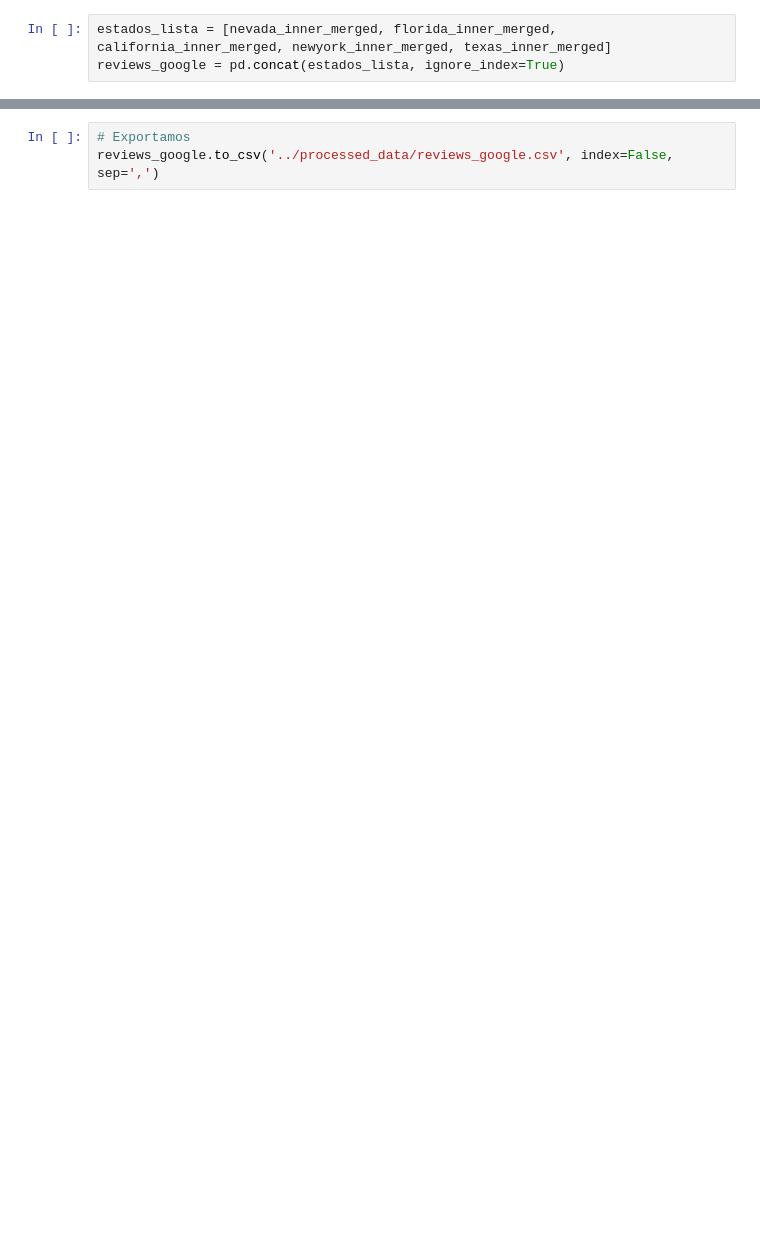
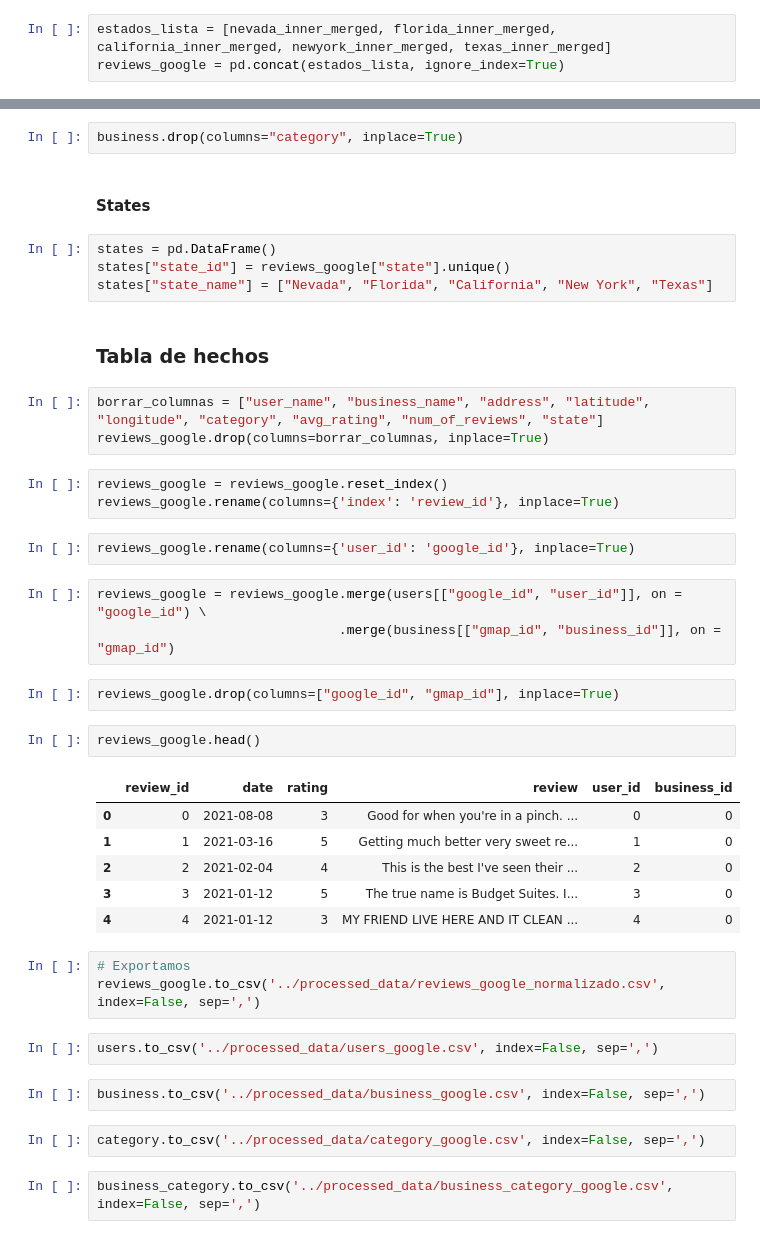
Before and after one commit to cristhianc001/Analisis-Sentimientos-Hoteles, a Jupyter notebook: notebooks/etl-google-maps.ipynb, the cells around one changed output, grey strips where cells are left out. Cells and saved outputs as stored; diff of their text form; blank space fills up the shorter version.

```diff
--- a/notebooks/etl-google-maps.ipynb
+++ b/notebooks/etl-google-maps.ipynb
@@ -527,3 +642,43 @@ reviews_google = pd.concat(estados_lista, ignore_index=True)
+# %%
+business.drop(columns="category", inplace=True)
+# %% [markdown]
+#### States
+# %%
+states = pd.DataFrame()
+states["state_id"] = reviews_google["state"].unique()
+states["state_name"] = ["Nevada", "Florida", "California", "New York", "Texas"]
+# %% [markdown]
+### Tabla de hechos
+# %%
+borrar_columnas = ["user_name", "business_name", "address", "latitude", "longitude", "category", "avg_rating", "num_of_reviews", "state"]
+reviews_google.drop(columns=borrar_columnas, inplace=True)
+# %%
+reviews_google = reviews_google.reset_index()
+reviews_google.rename(columns={'index': 'review_id'}, inplace=True)
+# %%
+reviews_google.rename(columns={'user_id': 'google_id'}, inplace=True)
+# %%
+reviews_google = reviews_google.merge(users[["google_id", "user_id"]], on = "google_id") \
+                               .merge(business[["gmap_id", "business_id"]], on = "gmap_id")
+# %%
+reviews_google.drop(columns=["google_id", "gmap_id"], inplace=True)
+# %%
+reviews_google.head()
+# %% [output]
+|  | review_id | date | rating | review | user_id | business_id |
+| 0 | 0 | 2021-08-08 | 3 | Good for when you're in a pinch. ... | 0 | 0 |
+| 1 | 1 | 2021-03-16 | 5 | Getting much better very sweet re... | 1 | 0 |
+| 2 | 2 | 2021-02-04 | 4 | This is the best I've seen their ... | 2 | 0 |
+| 3 | 3 | 2021-01-12 | 5 | The true name is Budget Suites. I... | 3 | 0 |
+| 4 | 4 | 2021-01-12 | 3 | MY FRIEND LIVE HERE AND IT CLEAN ... | 4 | 0 |
 # %%
 # Exportamos
-reviews_google.to_csv('../processed_data/reviews_google.csv', index=False, sep=',')
+reviews_google.to_csv('../processed_data/reviews_google_normalizado.csv', index=False, sep=',')
+# %%
+users.to_csv('../processed_data/users_google.csv', index=False, sep=',')
+# %%
+business.to_csv('../processed_data/business_google.csv', index=False, sep=',')
+# %%
+category.to_csv('../processed_data/category_google.csv', index=False, sep=',')
+# %%
+business_category.to_csv('../processed_data/business_category_google.csv', index=False, sep=',')
```
Also changed, not shown: parts of 23 cells of this notebook.
